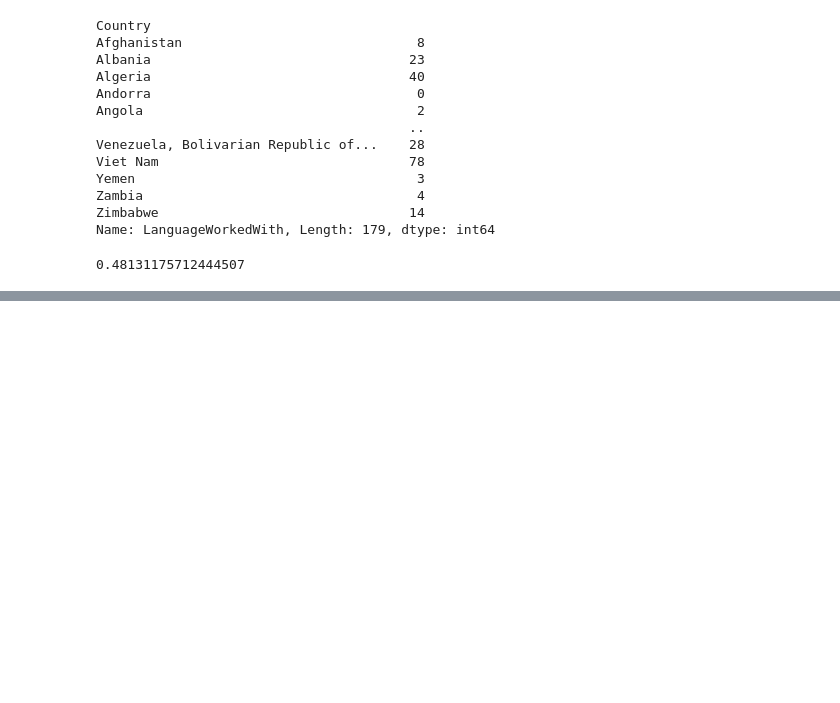
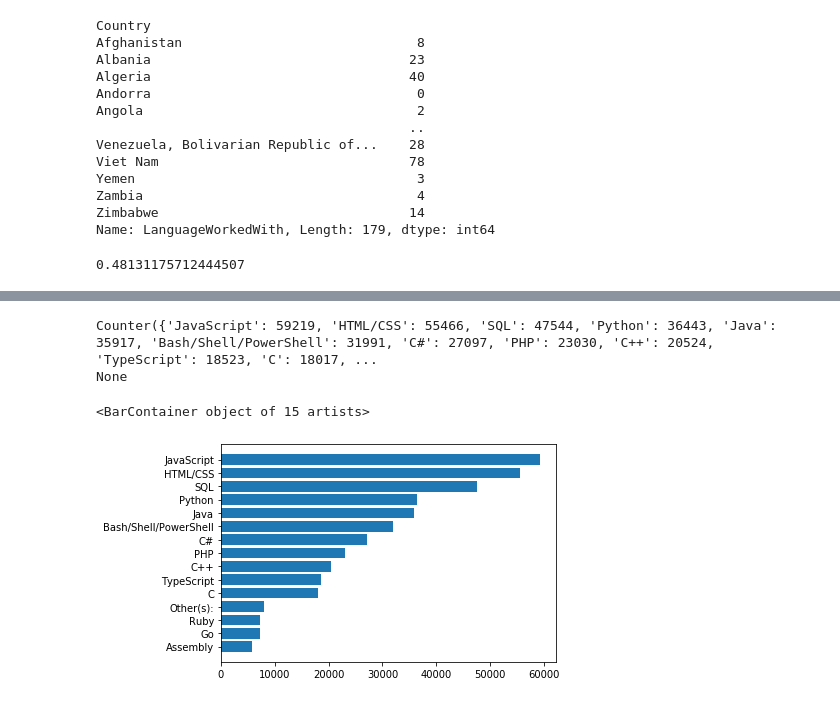
Before and after one commit to Ramesh-KumarGO/Python_hands_on, a Jupyter notebook: Pandas-Grouping and aggregating.ipynb, the cells around one changed output, grey strips where cells are left out. Drawn from its saved outputs; the diff is of its cells as text; code cells hidden in the pictures; blank space fills up the shorter version.

Commit message:
added a plot on top 15 languages

```diff
--- a/Pandas-Grouping and aggregating.ipynb
+++ b/Pandas-Grouping and aggregating.ipynb
@@ -193,0 +198,28 @@ py_df
+# %%
+lang_resp = df['LanguageWorkedWith']
+lang_resp.fillna(' ', inplace=True)
+# %%
+lang_counter = Counter()
+
+for resp in lang_resp:
+    lang_counter.update(resp.split(';'))
+
+print(lang_counter)
+
+lang=[]
+resp=[]
+
+for item in lang_counter.most_common(15):
+    lang.append(item[0])
+    resp.append(item[1])
+
+print(lang.reverse())
+resp.reverse()
+# %% [output]
+Counter({'JavaScript': 59219, 'HTML/CSS': 55466, 'SQL': 47544, 'Python': 36443, 'Java': 35917, 'Bash/Shell/PowerShell': 31991, 'C#': 27097, 'PHP': 23030, 'C++': 20524, 'TypeScript': 18523, 'C': 18017, ...
+None
+# %%
+plt.barh(lang, resp)
+# %% [output]
+<BarContainer object of 15 artists>
+[figure, added]
```
Also changed, not shown: parts of 3 cells of this notebook.
